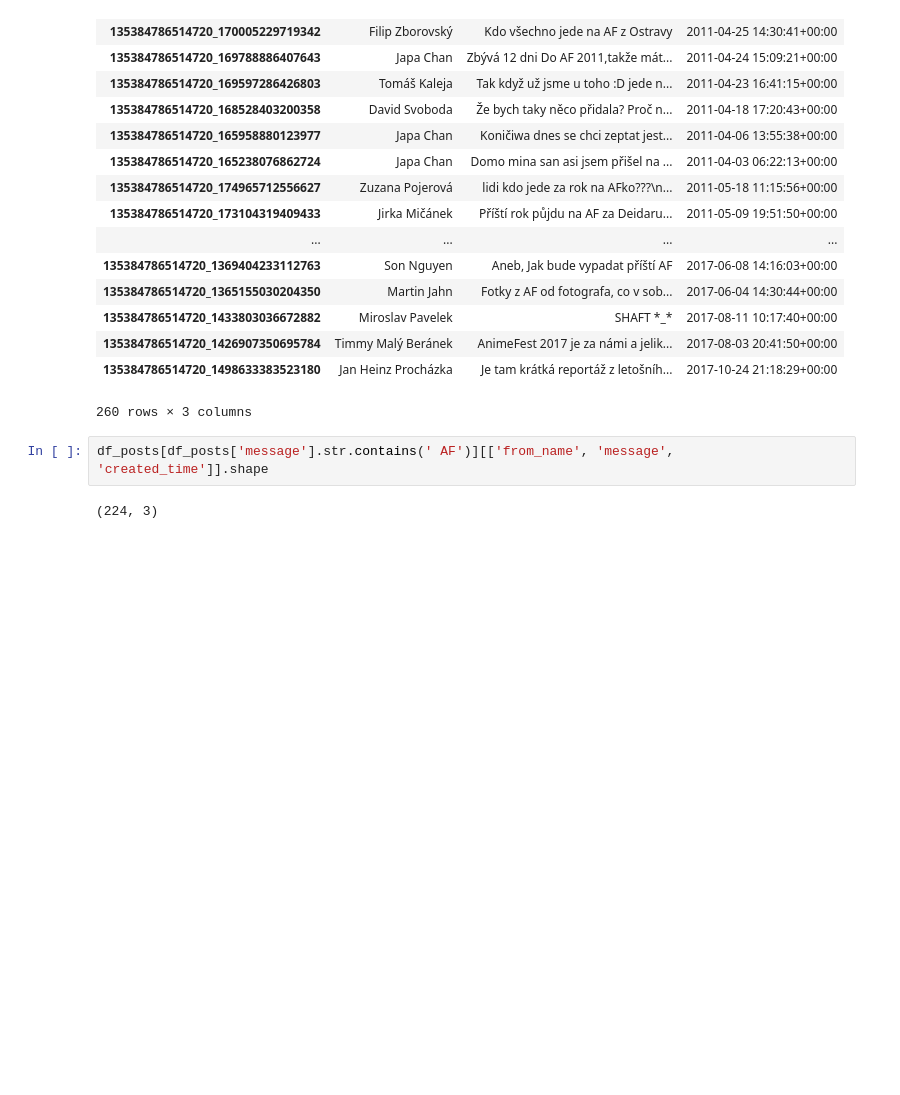
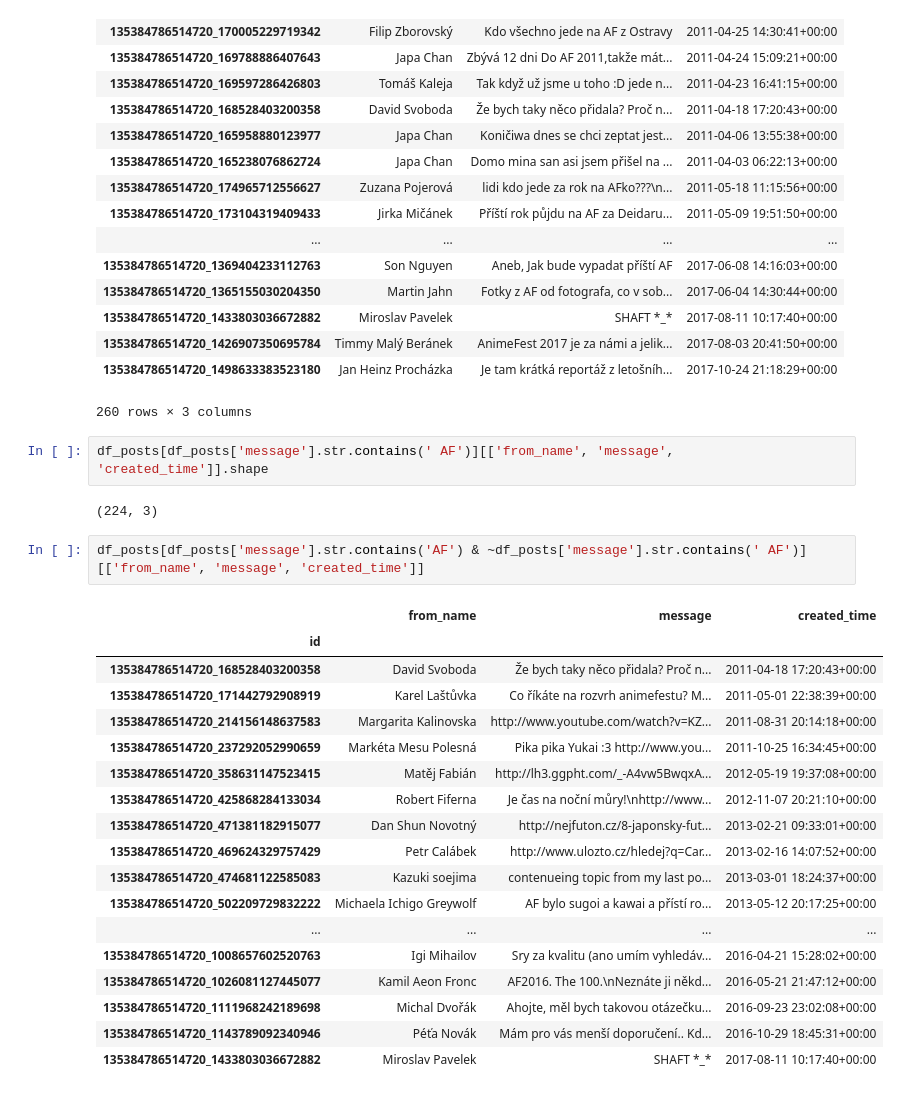
Before and after one commit to racinmat/facebook_extraction, a Jupyter notebook: animefest_basic_eda.ipynb, the cells around one changed output. Cells and saved outputs as stored; diff of their text form; blank space fills up the shorter version.

```diff
--- a/animefest_basic_eda.ipynb
+++ b/animefest_basic_eda.ipynb
@@ -651,3 +651,24 @@ df_posts[df_posts['message'].str.contains('AF')][['from_name', 'message', 'creat
 df_posts[df_posts['message'].str.contains(' AF')][['from_name', 'message', 'created_time']].shape
 # %% [output]
 (224, 3)
+# %%
+df_posts[df_posts['message'].str.contains('AF') & ~df_posts['message'].str.contains(' AF')][['from_name', 'message', 'created_time']]
+# %% [output]
+|  | from_name | message | created_time |
+| id |  |  |  |
+| 135384786514720_168528403200358 | David Svoboda | Že bych taky něco přidala? Proč n... | 2011-04-18 17:20:43+00:00 |
+| 135384786514720_171442792908919 | Karel Laštůvka | Co říkáte na rozvrh animefestu? M... | 2011-05-01 22:38:39+00:00 |
+| 135384786514720_214156148637583 | Margarita Kalinovska | http://www.youtube.com/watch?v=KZ... | 2011-08-31 20:14:18+00:00 |
+| 135384786514720_237292052990659 | Markéta Mesu Polesná | Pika pika Yukai :3 http://www.you... | 2011-10-25 16:34:45+00:00 |
+| 135384786514720_358631147523415 | Matěj Fabián | http://lh3.ggpht.com/_-A4vw5BwqxA... | 2012-05-19 19:37:08+00:00 |
+| 135384786514720_425868284133034 | Robert Fiferna | Je čas na noční můry!\nhttp://www... | 2012-11-07 20:21:10+00:00 |
+| 135384786514720_471381182915077 | Dan Shun Novotný | http://nejfuton.cz/8-japonsky-fut... | 2013-02-21 09:33:01+00:00 |
+| 135384786514720_469624329757429 | Petr Calábek | http://www.ulozto.cz/hledej?q=Car... | 2013-02-16 14:07:52+00:00 |
+| 135384786514720_474681122585083 | Kazuki soejima | contenueing topic from my last po... | 2013-03-01 18:24:37+00:00 |
+| 135384786514720_502209729832222 | Michaela Ichigo Greywolf | AF bylo sugoi a kawai a přístí ro... | 2013-05-12 20:17:25+00:00 |
+| ... | ... | ... | ... |
+| 135384786514720_1008657602520763 | Igi Mihailov | Sry za kvalitu (ano umím vyhledáv... | 2016-04-21 15:28:02+00:00 |
+| 135384786514720_1026081127445077 | Kamil Aeon Fronc | AF2016. The 100.\nNeznáte ji někd... | 2016-05-21 21:47:12+00:00 |
+| 135384786514720_1111968242189698 | Michal Dvořák | Ahojte, měl bych takovou otázečku... | 2016-09-23 23:02:08+00:00 |
+| 135384786514720_1143789092340946 | Péťa Novák | Mám pro vás menší doporučení.. Kd... | 2016-10-29 18:45:31+00:00 |
+| 135384786514720_1433803036672882 | Miroslav Pavelek | SHAFT *_* | 2017-08-11 10:17:40+00:00 |
```
Also changed, not shown: parts of 6 cells of this notebook, 1 other file.
